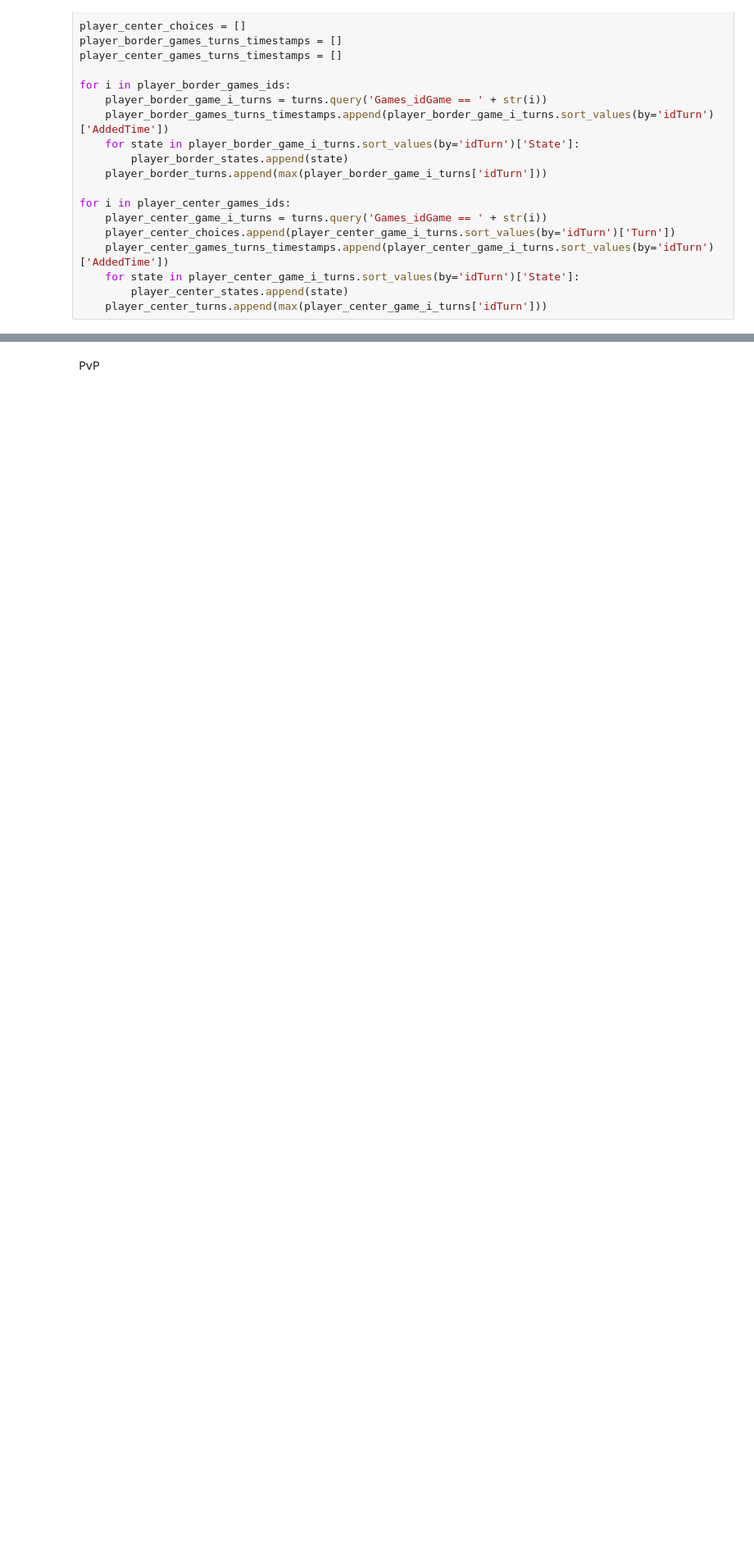
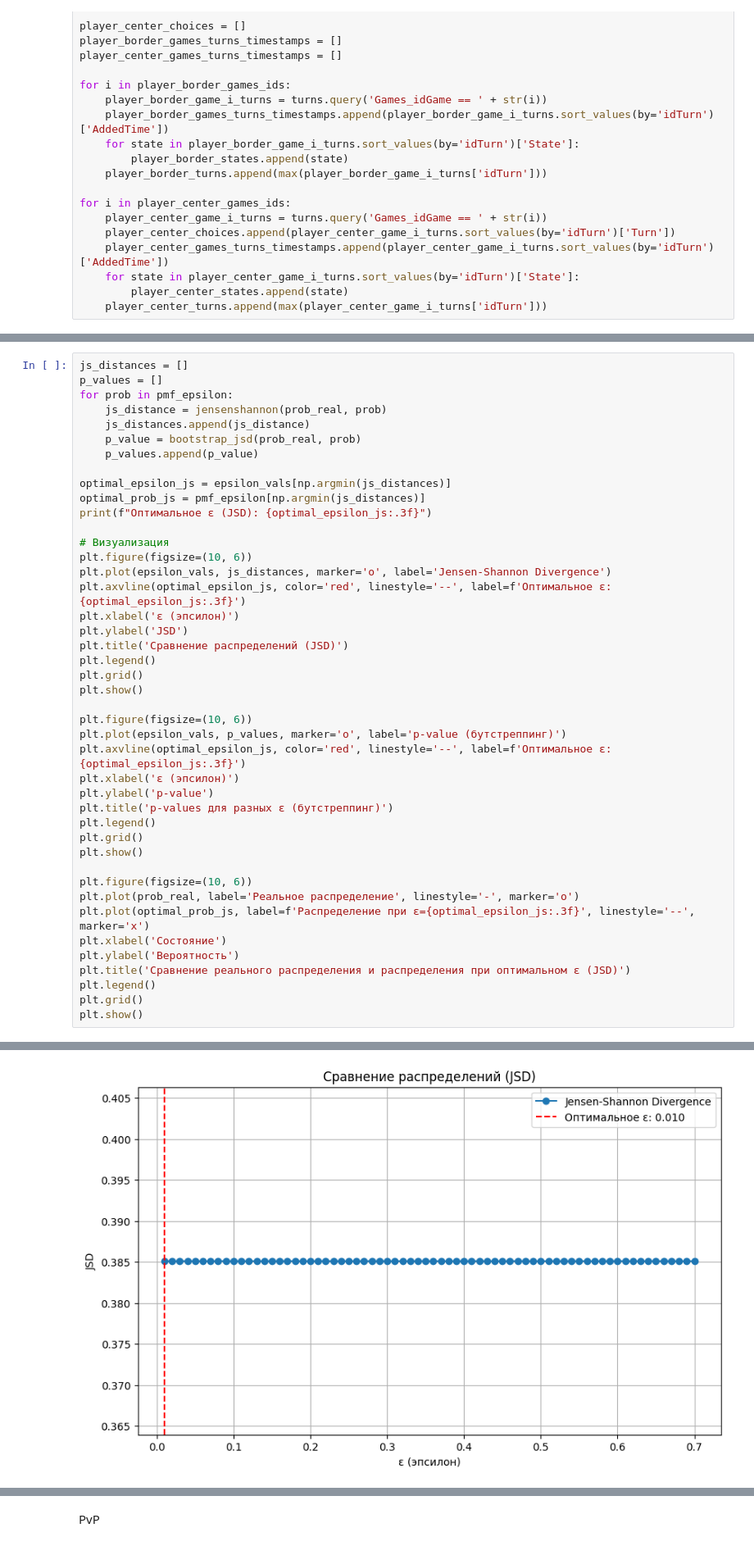
Before and after one commit to spells39/RWAnalyzer, a Jupyter notebook: src/find_opt_epsilon.ipynb, the cells around one changed output, grey strips where cells are left out. Shown at 82% size. Saved outputs shown, nothing was run; the diff lists cells and outputs as text; blank space fills up the shorter version.

```diff
--- a/src/find_opt_epsilon.ipynb
+++ b/src/find_opt_epsilon.ipynb
@@ -96,0 +139,44 @@ plt.show()
+# %%
+js_distances = []
+p_values = []
+for prob in pmf_epsilon:
+    js_distance = jensenshannon(prob_real, prob)
+    js_distances.append(js_distance)
+    p_value = bootstrap_jsd(prob_real, prob)
+    p_values.append(p_value)
+
+optimal_epsilon_js = epsilon_vals[np.argmin(js_distances)]
+optimal_prob_js = pmf_epsilon[np.argmin(js_distances)]
+print(f"Оптимальное ε (JSD): {optimal_epsilon_js:.3f}")
+
+# Визуализация
+plt.figure(figsize=(10, 6))
+plt.plot(epsilon_vals, js_distances, marker='o', label='Jensen-Shannon Divergence')
+plt.axvline(optimal_epsilon_js, color='red', linestyle='--', label=f'Оптимальное ε: {optimal_epsilon_js:.3f}')
+plt.xlabel('ε (эпсилон)')
+plt.ylabel('JSD')
+plt.title('Сравнение распределений (JSD)')
+plt.legend()
+plt.grid()
+plt.show()
+
+plt.figure(figsize=(10, 6))
+plt.plot(epsilon_vals, p_values, marker='o', label='p-value (бутстреппинг)')
+plt.axvline(optimal_epsilon_js, color='red', linestyle='--', label=f'Оптимальное ε: {optimal_epsilon_js:.3f}')
+plt.xlabel('ε (эпсилон)')
+plt.ylabel('p-value')
+plt.title('p-values для разных ε (бутстреппинг)')
+plt.legend()
+plt.grid()
+plt.show()
+
+plt.figure(figsize=(10, 6))
+plt.plot(prob_real, label='Реальное распределение', linestyle='-', marker='o')
+plt.plot(optimal_prob_js, label=f'Распределение при ε={optimal_epsilon_js:.3f}', linestyle='--', marker='x')
+plt.xlabel('Состояние')
+plt.ylabel('Вероятность')
+plt.title('Сравнение реального распределения и распределения при оптимальном ε (JSD)')
+plt.legend()
+plt.grid()
+plt.show()
+# %% [output]
@@ -96,0 +184 @@ plt.show()
+[figure, added]
```
Also changed, not shown: parts of 33 cells of this notebook, 1 other file.
